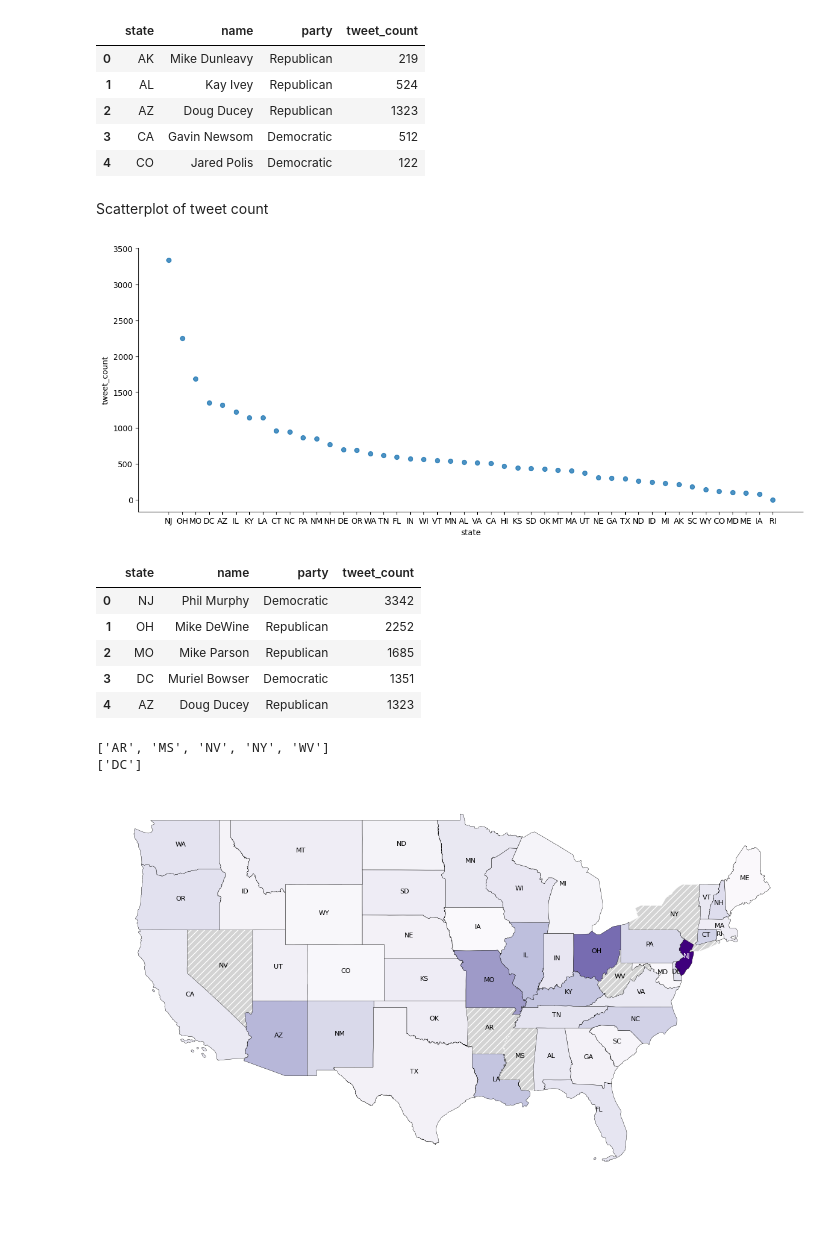
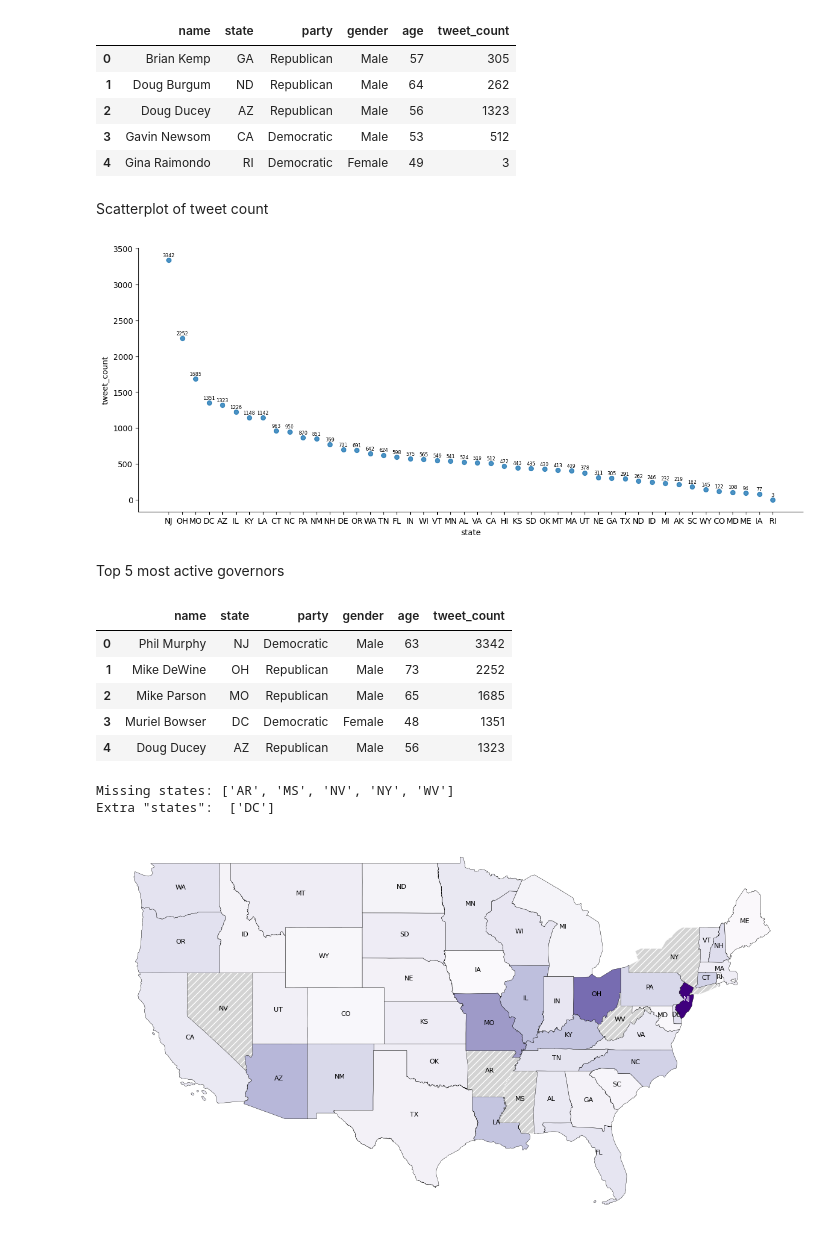
Before and after one commit to ishraqkhan32/dspp_assignment1, a Jupyter notebook: data_assignment_1.ipynb, the cells around one changed output. Drawn from its saved outputs; the diff is of its cells as text; code cells hidden in the pictures; blank space fills up the shorter version.

Commit message:
incorporate external dataset; refactor some metadata df code; add avg_tweet time metric

```diff
--- a/data_assignment_1.ipynb
+++ b/data_assignment_1.ipynb
@@ -34,9 +34,9 @@ def set_css():
 get_ipython().events.register('pre_run_cell', set_css)
 # %%
 file_path = '/content/drive/MyDrive/senator_twitter_May-Oct.csv'
-governor_df = pd.read_csv(file_path)
+tweet_df = pd.read_csv(file_path)
 
-governor_df.head(5)
+tweet_df.head(5)
 # %% [output]
 |  | Unnamed: 0.1 | Unnamed: 0 | tweet_id | time | text | replies | retweets | likes | from_user | ... |
 | 0 | 4014 | 37 | 1322145371108331520 | 2020-10-30 11:56:35 | More jobs. More investment. More ... | 40 | 24 | 143 | NaN | ... |
@@ -44,3 +44,8 @@ governor_df.head(5)
 | 2 | 4016 | 39 | 1321906471244845061 | 2020-10-29 20:07:17 | ICYMI: Gov. Kemp announces 46 peo... | 24 | 30 | 174 | NaN | ... |
 | 3 | 4017 | 40 | 1321517100398268416 | 2020-10-28 18:20:03 | I promised that Georgia would sto... | 29 | 37 | 173 | NaN | ... |
 | 4 | 4018 | 41 | 1321478513988423680 | 2020-10-28 15:46:44 | Now or on November 3rd, vote for ... | 88 | 35 | 159 | Kelly Loeffler | ... |
+# %%
+# create metadata df
+governor_df = tweet_df[['name', 'state', 'party', 'gender', 'age',]].drop_duplicates()
+governor_df = governor_df.reset_index(drop=True)
+governor_df.head(5)
@@ -47,6 +59,6 @@ governor_df.head(5)
 # %%
 # get 1 row per state + governor and their corresponding party
-grouped = governor_df.groupby(['state','name'])
+grouped = tweet_df.groupby(['state','name'])
 result = grouped.first().reset_index()
 final_df = result[['state', 'name', 'party']]
 
@@ -55,34 +67,41 @@ tweet_counts = grouped.size()
 tweet_counts = tweet_counts.reset_index(name='tweet_count')
 
 # merge governor info + tweet counts into one df
-merged_df = pd.merge(final_df, tweet_counts, on=['state', 'name'], how='left')
-merged_df.head(5)
+governor_df = pd.merge(governor_df, tweet_counts, on=['state', 'name'], how='left')
+governor_df.head(5)
 # %% [output]
-|  | state | name | party | tweet_count |
-| 0 | AK | Mike Dunleavy | Republican | 219 |
-| 1 | AL | Kay Ivey | Republican | 524 |
-| 2 | AZ | Doug Ducey | Republican | 1323 |
-| 3 | CA | Gavin Newsom | Democratic | 512 |
-| 4 | CO | Jared Polis | Democratic | 122 |
+|  | name | state | party | gender | age | tweet_count |
+| 0 | Brian Kemp | GA | Republican | Male | 57 | 305 |
+| 1 | Doug Burgum | ND | Republican | Male | 64 | 262 |
+| 2 | Doug Ducey | AZ | Republican | Male | 56 | 1323 |
+| 3 | Gavin Newsom | CA | Democratic | Male | 53 | 512 |
+| 4 | Gina Raimondo | RI | Democratic | Female | 49 | 3 |
 # %% [markdown]
 Scatterplot of tweet count
 # %%
-merged_df_sorted = merged_df.sort_values(by='tweet_count', ascending=False)
-merged_df_sorted = merged_df_sorted.reset_index(drop=True) # reset index and drop old index
-merged_df_sorted.reset_index().plot(kind='scatter', x='state', y='tweet_count', s=32, alpha=.8, figsize=(15, 6))
+governor_df_sorted = governor_df.sort_values(by='tweet_count', ascending=False)
+governor_df_sorted = governor_df_sorted.reset_index(drop=True) # reset index and drop old index
+governor_df_sorted.reset_index().plot(kind='scatter', x='state', y='tweet_count', s=32, alpha=.8, figsize=(15, 6))
 
 plt.gca().spines[['top', 'right',]].set_visible(False)
+
+# Add labels with tweet counts
+for i, row in governor_df_sorted.iterrows():
+    plt.text(row['state'], row['tweet_count']+30, str(row['tweet_count']),
+             ha='center', va='bottom', fontsize=6)  # Adjust fontsize as needed
 # %% [output]
-[figure, old version]
+[figure, new version]
+# %% [markdown]
+Top 5 most active governors
 # %%
-merged_df_sorted.head(5)
+governor_df_sorted.head(5)
 # %% [output]
-|  | state | name | party | tweet_count |
-| 0 | NJ | Phil Murphy | Democratic | 3342 |
-| 1 | OH | Mike DeWine | Republican | 2252 |
-| 2 | MO | Mike Parson | Republican | 1685 |
-| 3 | DC | Muriel Bowser | Democratic | 1351 |
-| 4 | AZ | Doug Ducey | Republican | 1323 |
+|  | name | state | party | gender | age | tweet_count |
+| 0 | Phil Murphy | NJ | Democratic | Male | 63 | 3342 |
+| 1 | Mike DeWine | OH | Republican | Male | 73 | 2252 |
+| 2 | Mike Parson | MO | Republican | Male | 65 | 1685 |
+| 3 | Muriel Bowser | DC | Democratic | Female | 48 | 1351 |
+| 4 | Doug Ducey | AZ | Republican | Male | 56 | 1323 |
 # %%
 states = [
     "AL", "AK", "AZ", "AR", "CA", "CO", "CT", "DE", "FL", "GA",
@@ -97,11 +116,11 @@ df_states = governor_df['state'].unique()
 # get list of which states are not included
 missing_states = [state for state in states if state not in df_states]
 extra_states = [state for state in df_states if state not in states]
-print(missing_states) # expecting 4 but got 5...
-print(extra_states) # the extra state in our dataset
+print("Missing states:", missing_states) # expecting 4 but got 5...
+print("Extra \"states\": ", extra_states) # the extra state in our dataset
 # %% [output]
-['AR', 'MS', 'NV', 'NY', 'WV']
-['DC']
+Missing states: ['AR', 'MS', 'NV', 'NY', 'WV']
+Extra "states":  ['DC']
 # %%
 states = geopandas.read_file('/content/drive/MyDrive/us-state-boundaries/us-state-boundaries.shp')
 states = states.to_crs(epsg=3395)
```
Also changed, not shown: parts of 11 cells of this notebook.
